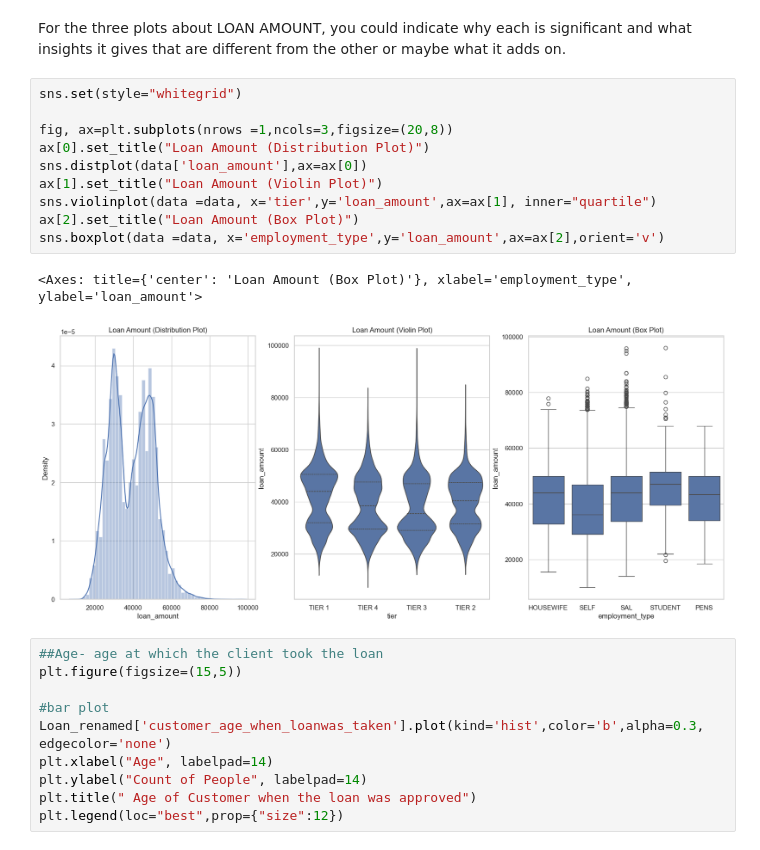
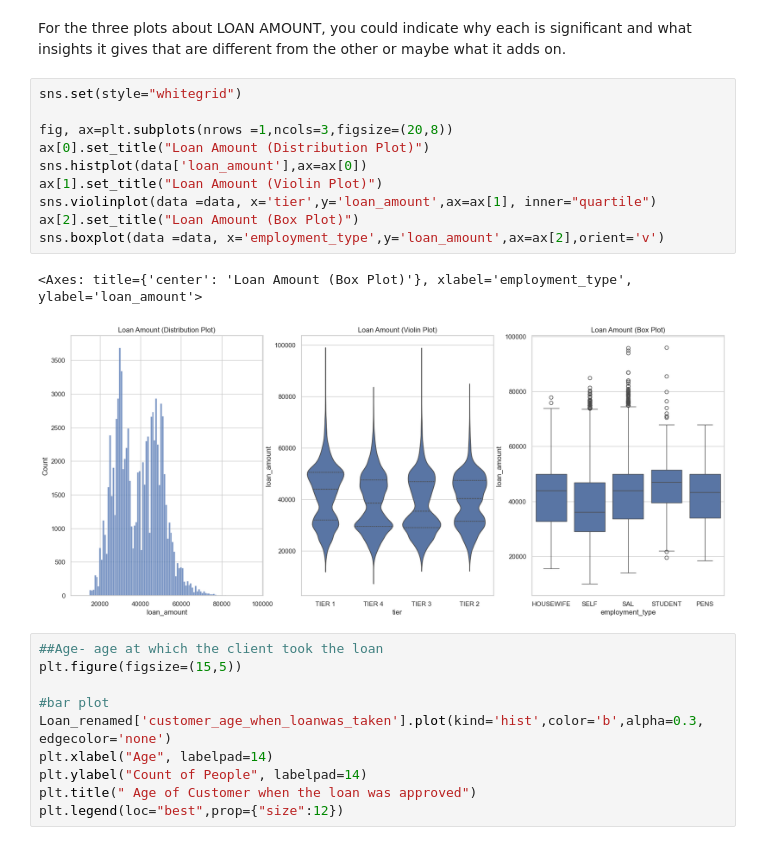
Before and after one commit to WamzMwangi/Machine_Learning_Foundations, a Jupyter notebook: Classification/Credit_Risk_Modelling.ipynb, the cells around one changed output. Drawn from its saved outputs; the diff is of its cells as text.

```diff
--- a/Classification/Credit_Risk_Modelling.ipynb
+++ b/Classification/Credit_Risk_Modelling.ipynb
@@ -352,16 +355,16 @@ For the three plots about LOAN AMOUNT, you could indicate why each is significan
 # %%
 sns.set(style="whitegrid")
 
 fig, ax=plt.subplots(nrows =1,ncols=3,figsize=(20,8))
 ax[0].set_title("Loan Amount (Distribution Plot)")
-sns.distplot(data['loan_amount'],ax=ax[0])
+sns.histplot(data['loan_amount'],ax=ax[0])
 ax[1].set_title("Loan Amount (Violin Plot)")
 sns.violinplot(data =data, x='tier',y='loan_amount',ax=ax[1], inner="quartile")
 ax[2].set_title("Loan Amount (Box Plot)")
 sns.boxplot(data =data, x='employment_type',y='loan_amount',ax=ax[2],orient='v')
 # %% [output]
 <Axes: title={'center': 'Loan Amount (Box Plot)'}, xlabel='employment_type', ylabel='loan_amount'>
-[figure, old version]
+[figure, new version]
 # %%
 ##Age- age at which the client took the loan
 plt.figure(figsize=(15,5))
```
Also changed, not shown: parts of 27 cells of this notebook, 2 other files.
